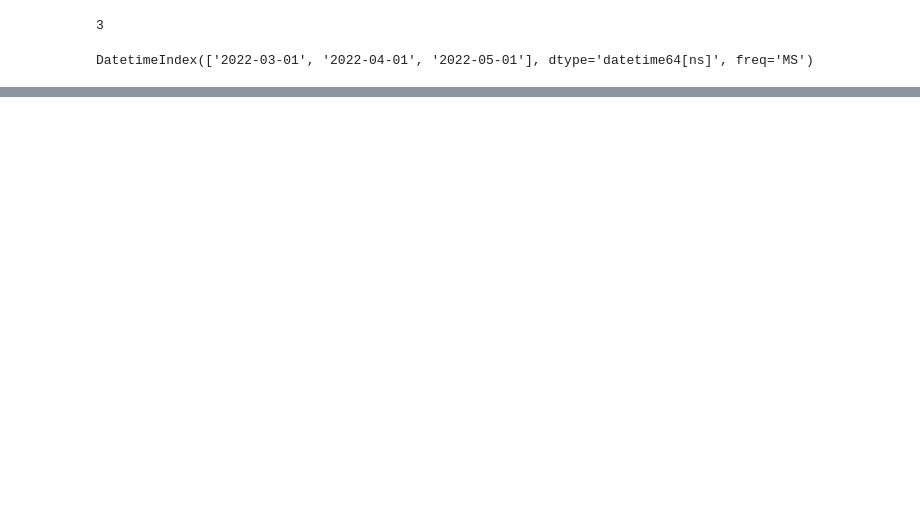
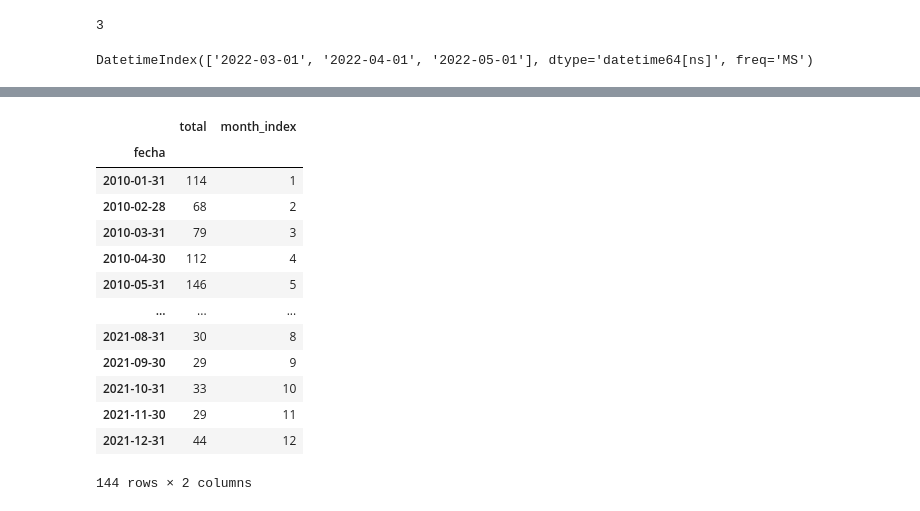
Before and after one commit to Carl0pez/Proyecto-DS4A, a Jupyter notebook: arima3.ipynb, the cells around one changed output, grey strips where cells are left out. Cells and saved outputs as stored; diff of their text form; code cells hidden in the pictures; blank space fills up the shorter version.

```diff
--- a/arima3.ipynb
+++ b/arima3.ipynb
@@ -212,0 +237,22 @@ TypeError: cannot do slice indexing on DatetimeIndex with these indexers [total]
+# %%
+df_med = df_med.set_index('fecha')
+#probando mensualmente
+df_med = df_med.resample('M').sum()
+df_med.columns = ['total']
+df_med['month_index'] = df_med.index.month
+df_med
+# %% [output]
+|  | total | month_index |
+| fecha |  |  |
+| 2010-01-31 | 114 | 1 |
+| 2010-02-28 | 68 | 2 |
+| 2010-03-31 | 79 | 3 |
+| 2010-04-30 | 112 | 4 |
+| 2010-05-31 | 146 | 5 |
+| ... | ... | ... |
+| 2021-08-31 | 30 | 8 |
+| 2021-09-30 | 29 | 9 |
+| 2021-10-31 | 33 | 10 |
+| 2021-11-30 | 29 | 11 |
+| 2021-12-31 | 44 | 12 |
+144 rows × 2 columns
```
Also changed, not shown: parts of 11 cells of this notebook, 5 other files.
